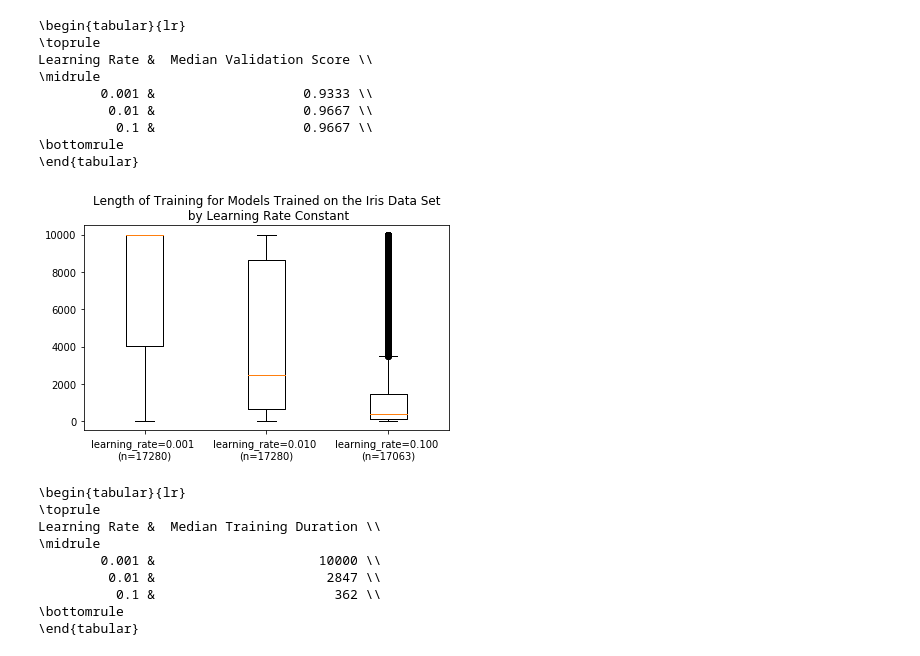
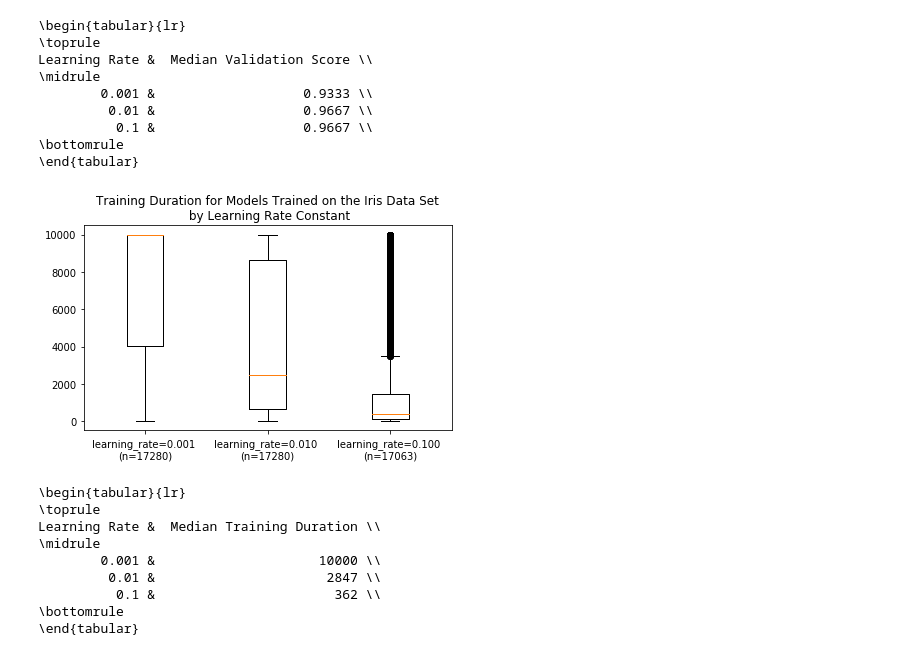
Before and after one commit to AnthonyDickson/Neural-Networks, a Jupyter notebook: notebooks/Figures for the Report.ipynb, the cells around one changed output. Drawn from its saved outputs; the diff is of its cells as text; code cells hidden in the pictures.

Commit message:
make title consistent with other plots

```diff
--- a/notebooks/Figures for the Report.ipynb
+++ b/notebooks/Figures for the Report.ipynb
@@ -480,13 +480,13 @@ Learning Rate &  Median Validation Score \\
 # %%
 make_n_way_boxplot(df, iris_mask(df),
                    *get_lr_masks_labels(),
                    'n_epochs',
-                   'Length of Training for Models Trained on the Iris Data Set\n by Learning Rate Constant',
+                   'Training Duration for Models Trained on the Iris Data Set\n by Learning Rate Constant',
                   double_plot=False, show_fliers=True)
 
 plt.savefig('plots/training_duration_by_learning_rate.png', bbox_inches='tight')
 # %% [output]
-[figure, old version]
+[figure, new version]
 # %%
 lr_masks, lr_labels = get_lr_masks_labels()
 lr_median_training_duration = [df.loc[iris_mask(df) & lr_mask, n_epochs_cols].median(axis=1).median() + 1
```
